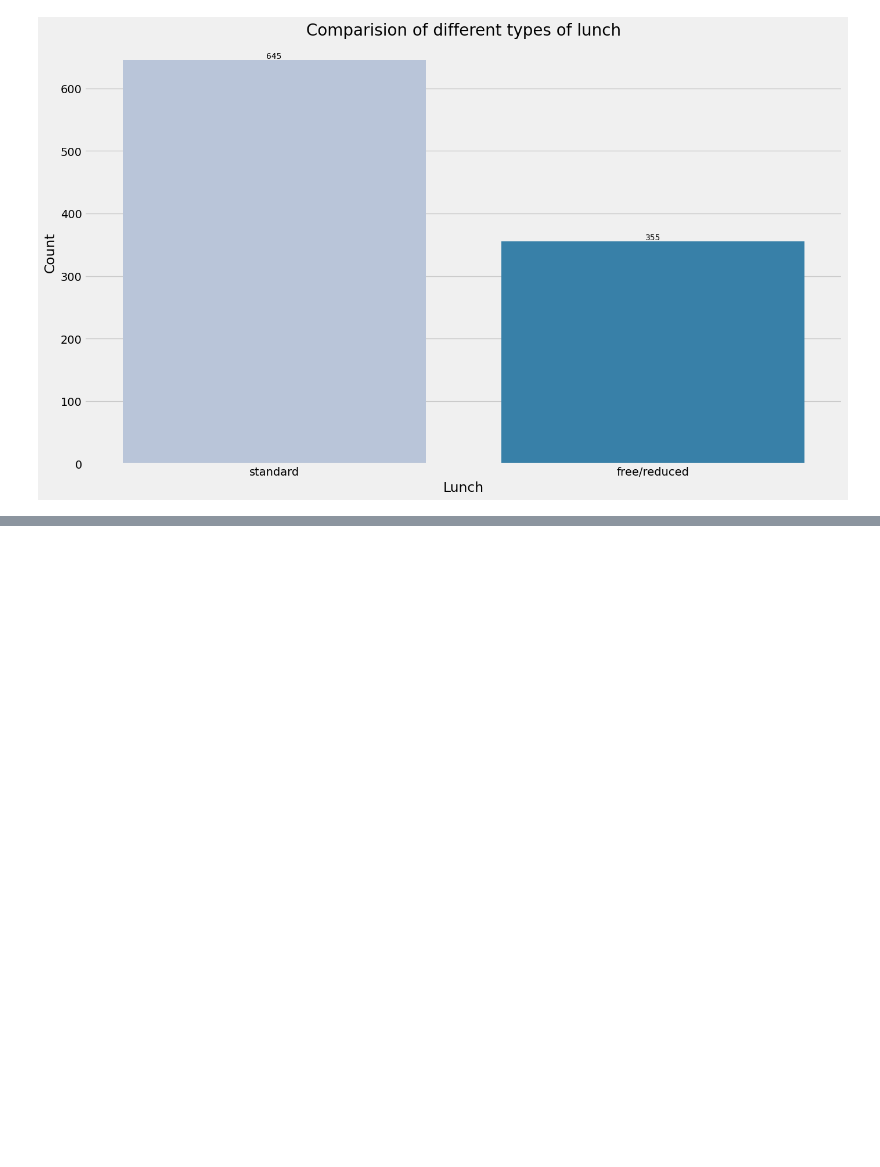
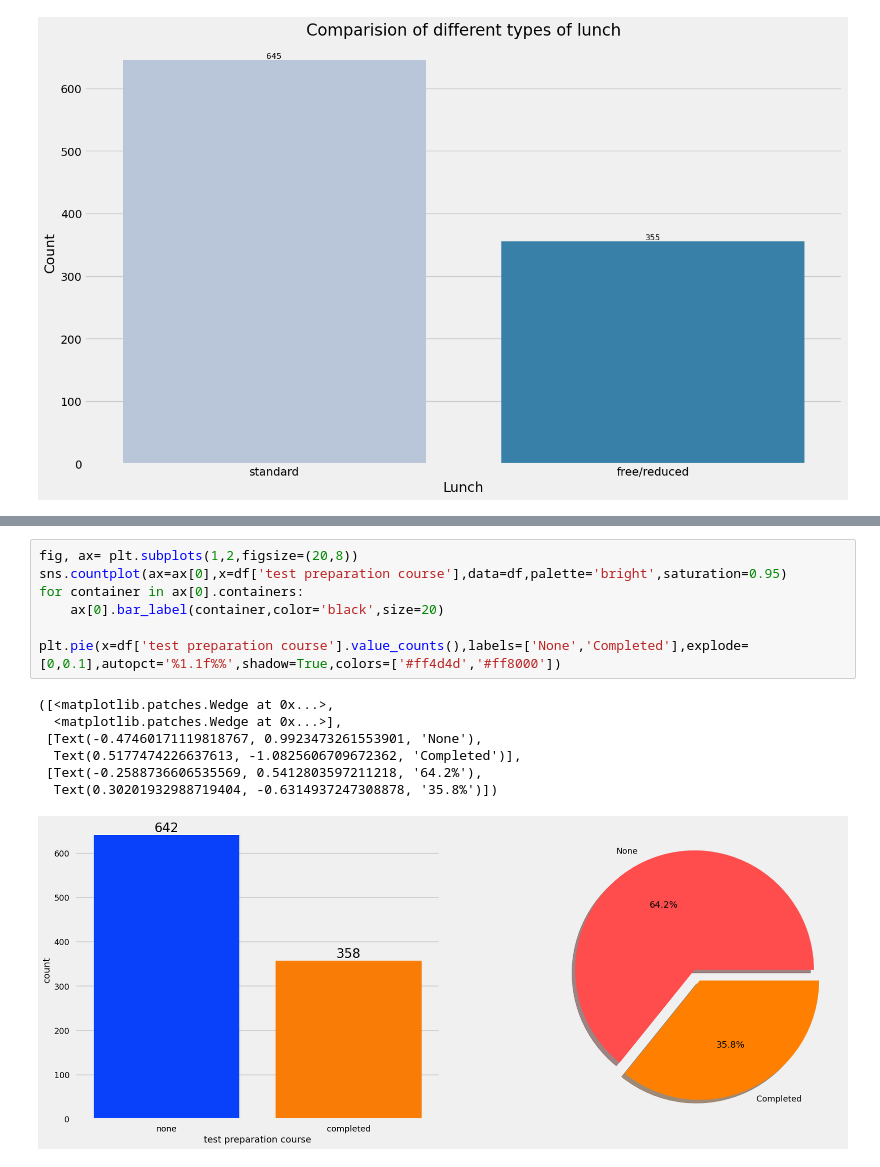
Before and after one commit to vishaarumugam/End_to_End_DS_Project_learning, a Jupyter notebook: notebook/EDA STUDENT PERFORMANCE.ipynb, the cells around one changed output, grey strips where cells are left out. Cells and saved outputs as stored; diff of their text form; blank space fills up the shorter version.

```diff
--- a/notebook/EDA STUDENT PERFORMANCE.ipynb
+++ b/notebook/EDA STUDENT PERFORMANCE.ipynb
@@ -596,0 +623,15 @@ Text(0, 0.5, 'Count')
+# %%
+fig, ax= plt.subplots(1,2,figsize=(20,8))
+sns.countplot(ax=ax[0],x=df['test preparation course'],data=df,palette='bright',saturation=0.95)
+for container in ax[0].containers:
+    ax[0].bar_label(container,color='black',size=20)
+
+plt.pie(x=df['test preparation course'].value_counts(),labels=['None','Completed'],explode=[0,0.1],autopct='%1.1f%%',shadow=True,colors=['#ff4d4d','#ff8000'])
+# %% [output]
+([<matplotlib.patches.Wedge at 0x...>,
+  <matplotlib.patches.Wedge at 0x...>],
+ [Text(-0.47460171119818767, 0.9923473261553901, 'None'),
+  Text(0.5177474226637613, -1.0825606709672362, 'Completed')],
+ [Text(-0.2588736606535569, 0.5412803597211218, '64.2%'),
+  Text(0.30201932988719404, -0.6314937247308878, '35.8%')])
+[figure, added]
```
Also changed, not shown: parts of 15 cells of this notebook.
